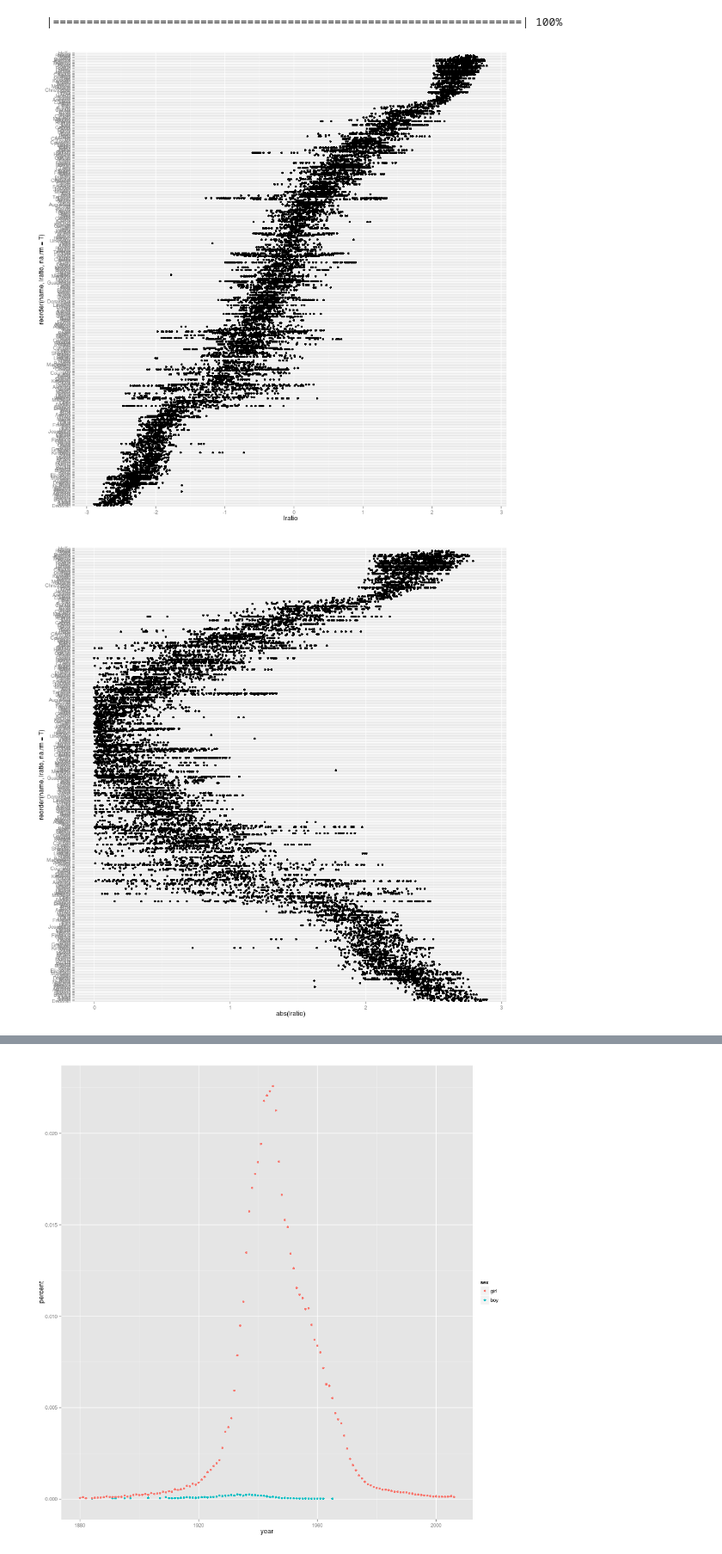
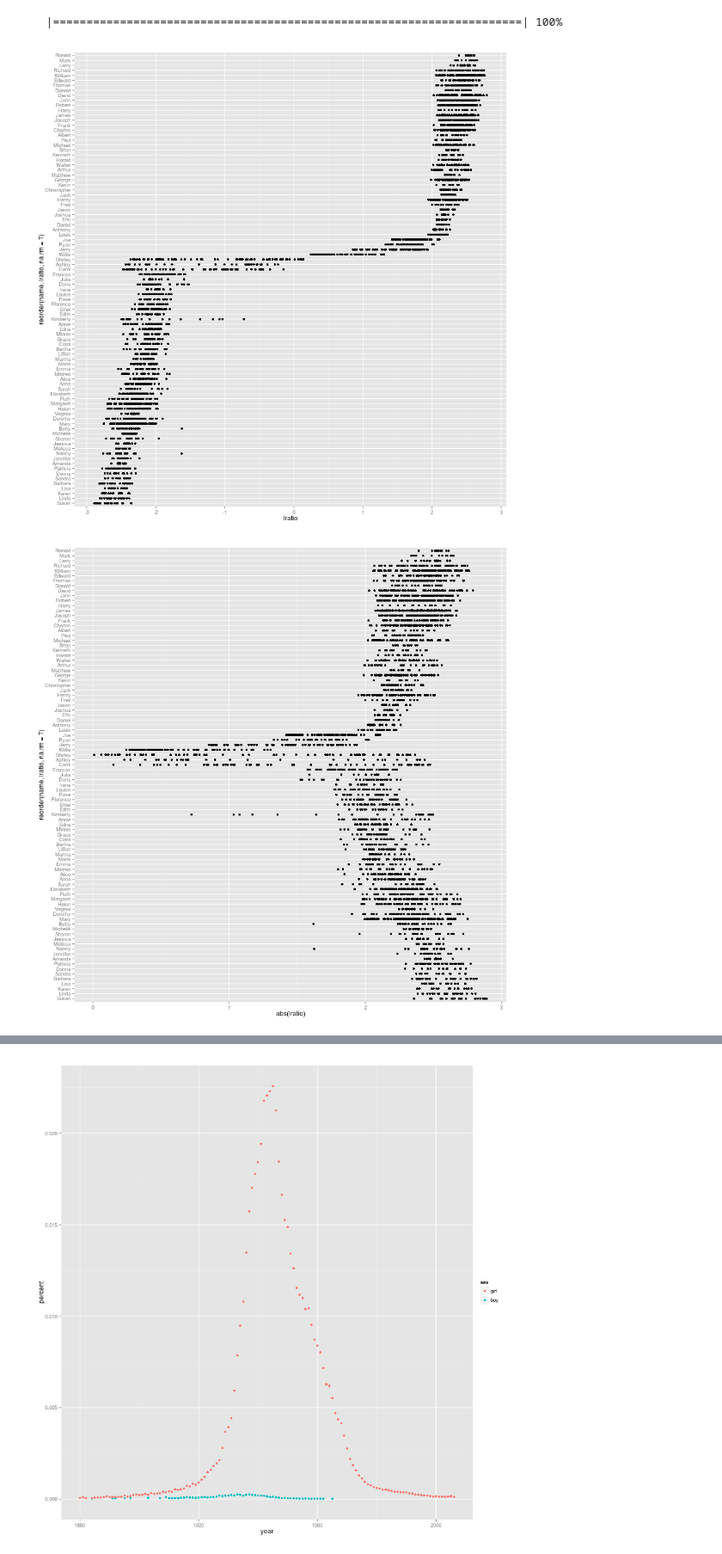
Before and after one commit to realmichaelzyy/cs249-2, a Jupyter notebook: hw2/MiniHW2.ipynb, the cells around one changed output, grey strips where cells are left out. Shown at 86% size. Drawn from its saved outputs; the diff is of its cells as text; code cells hidden in the pictures.

```diff
--- a/hw2/MiniHW2.ipynb
+++ b/hw2/MiniHW2.ipynb
@@ -294,29 +296,29 @@ bysex <- ddply(selected, c("name", "year"), summarise,
 # %%
 %%R -w 900 -h 900
 
 # It's useful to have a symmetric means of comparing the relative abundance
 # of boys and girls - the log ratio is good for this.
 
 bysex$lratio <- log10(bysex$boys / bysex$girls)
 bysex$lratio[!is.finite(bysex$lratio)] <- NA
 
 ######  PROBLEM:  lratio needs to be defined here.
 ######  As a possibility, consider the following statement:
 
-lratio <- bysex$lratio
+#lratio <- bysex$lratio
 
 ###### This seems wrong however; the plots below are not very informative.
 
 # Explore the distribution of lratio for each name.  This is why a smaller
 # number of names helps - we can more easily see the name associated with the
 # pattern and use our knowledge of names to determine whether or not it's
 # plausible that the name is used for both sexes.
 
 print(qplot(lratio, reorder(name, lratio, na.rm = T), data = bysex))
 print(qplot(abs(lratio), reorder(name, lratio, na.rm = T), data = bysex))
 # %% [output]
-[figure, old version]
+[figure, new version]
-[figure, old version]
+[figure, new version]
 # %%
 %%R -w 900 -h 900
 
```
Also changed, not shown: parts of 9 cells of this notebook.
